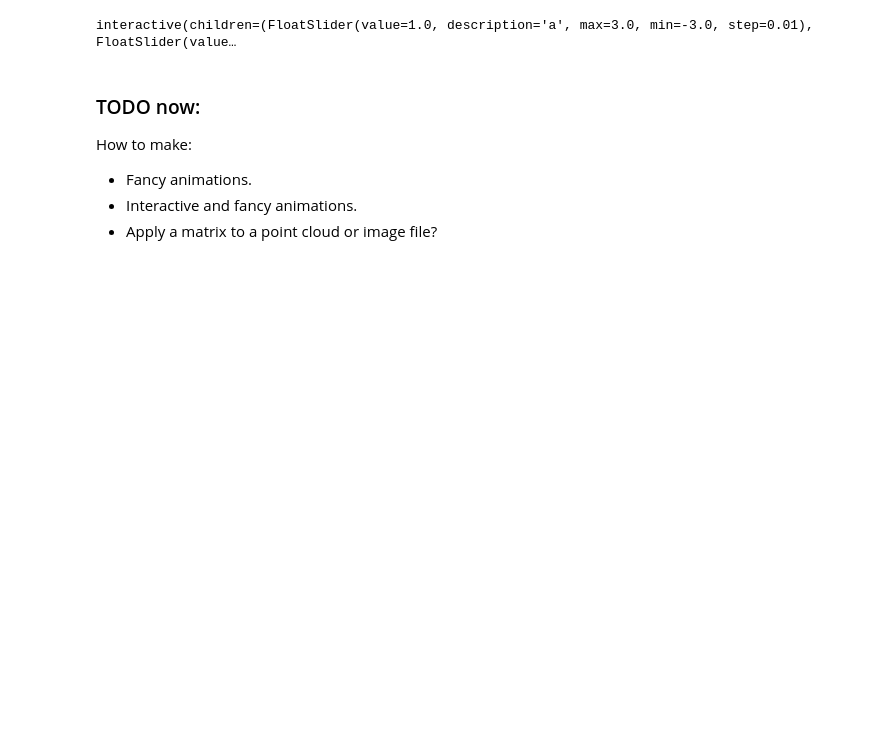
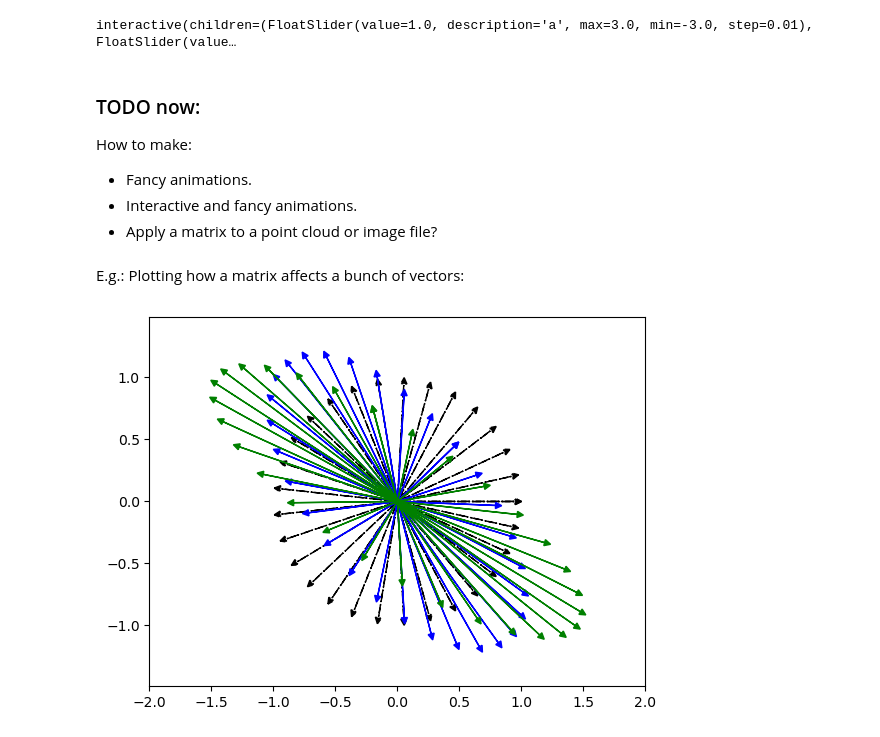
Before and after one commit to CTLMath/birs2025group2, a Jupyter notebook: linalg_1_visualizing.ipynb, the cells around one changed output. Cells and saved outputs as stored; diff of their text form; code cells hidden in the pictures; blank space fills up the shorter version.

```diff
--- a/linalg_1_visualizing.ipynb
+++ b/linalg_1_visualizing.ipynb
@@ -494,3 +494,23 @@ How to make:
 - Fancy animations.
 - Interactive and fancy animations.
 - Apply a matrix to a point cloud or image file?
+# %% [markdown]
+E.g.: Plotting how a matrix affects a bunch of vectors:
+# %%
+A = xskew(-0.8) @ rotation_matrix(0.5) @ xskew(0.5)
+
+vecs = np.transpose(
+    [np.array([np.cos(t), np.sin(t)]) for t in np.linspace(0,2 * np.pi ,30)]
+)
+
+plot_columns(vecs, head_width = 0.05, head_length = 0.05, linestyle = '-.')
+plot_columns(A @ vecs, head_width = 0.05, head_length = 0.05, color = 'b')
+plot_columns(A @ A @ vecs, head_width = 0.05, head_length = 0.05, color = 'g')
+
+
+plt.axis('equal')
+plt.xlim([-2,2])
+plt.ylim([-2,2])
+plt.show()
+# %% [output]
+[figure, added]
```
Also changed, not shown: parts of 2 cells of this notebook, 1 other file.
